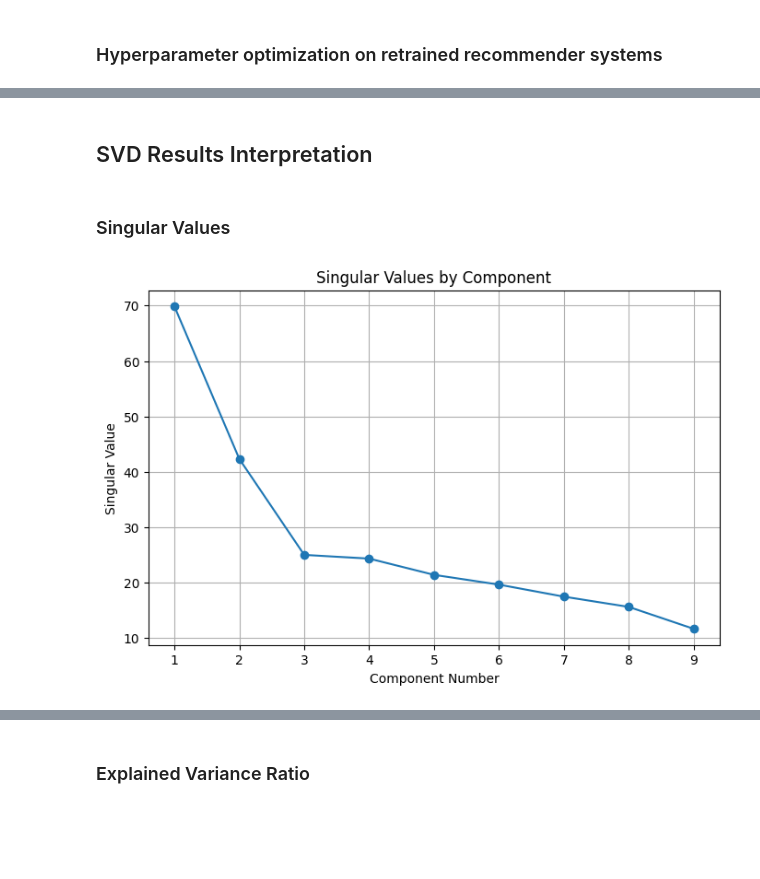
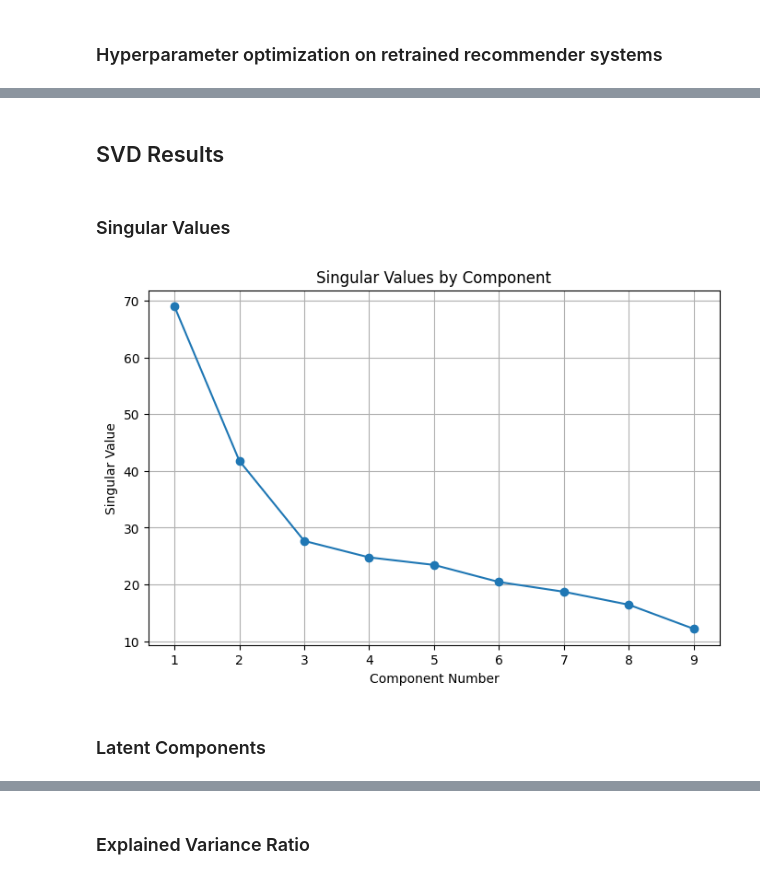
Before and after one commit to lendl-uy/ai201, a Jupyter notebook: mini_project/recommender.ipynb, the cells around one changed output, grey strips where cells are left out. Drawn from its saved outputs; the diff is of its cells as text; code cells hidden in the pictures; blank space fills up the shorter version.

```diff
--- a/mini_project/recommender.ipynb
+++ b/mini_project/recommender.ipynb
@@ -512,7 +586,8 @@ def optimize_svd(X_train_scaled, y_train, n_trials=50):
     svd_params = {
         'n_components': best_svd_params['n_components'],
         'algorithm': best_svd_params['algorithm'],
-        'tol': best_svd_params['tol'],
+        'tol': 1e-4,
+        "n_iter": 10000,
         'random_state': 0
     }
     if best_svd_params['algorithm'] == 'randomized':
@@ -541,6 +616,7 @@ def optimize_nmf(X_train_scaled, y_train, n_trials=50):
     # Create optimized NMF model
     best_nmf = NMF(
         **best_nmf_params,
+        max_iter=10000,
         random_state=0
     )
 
@@ -610,23 +771,23 @@ Optimizing NMF...
 # %% [markdown]
 ### SVD Implementation
 # %%
-# Scale the data
-scaler = StandardScaler()
-X_train_smote_std_scaled = scaler.fit_transform(X_train_smote)
-X_test_smote_std_scaled = scaler.transform(X_test_smote)
+# # Scale the data
+# scaler = StandardScaler()
+# X_train_smote_std_scaled = scaler.fit_transform(X_train_smote)
+# X_test_smote_std_scaled = scaler.transform(X_test_smote)
 
-# Train SVD
-svd = TruncatedSVD(n_components=3, random_state=0)
-X_train_smote_svd = svd.fit_transform(X_train_smote_std_scaled)
+# # Train SVD
+# svd = TruncatedSVD(n_components=5, random_state=0)
+# X_train_smote_svd = svd.fit_transform(X_train_smote_std_scaled)
 
-# Transform test data
-X_test_smote_svd = svd.transform(X_test_smote_std_scaled)
+# # Transform test data
+# X_test_smote_svd = svd.transform(X_test_smote_std_scaled)
 
-# Inference
-svd_smote_predictions = get_top_k_predictions(X_train_smote_svd, X_test_smote_svd, y_train_smote)
+# # Inference
+# svd_smote_predictions = get_top_k_predictions(X_train_smote_svd, X_test_smote_svd, y_train_smote)
 
-# Evaluate metrics using precomputed predictions
-svd_smote_metrics = evaluate_recommendations(y_train_smote, y_test_smote, svd_smote_predictions, k=5)
+# # Evaluate metrics using precomputed predictions
+# svd_smote_metrics = evaluate_recommendations(y_test_smote, svd_smote_predictions, k=5)
 
-# Print results
-print(svd_smote_metrics)
+# # Print results
+# print(svd_smote_metrics)
@@ -723,2 +905,2 @@ Optimizing NMF...
 # %% [markdown]
-## SVD Results Interpretation
+## SVD Results
@@ -724,0 +910,3 @@ Optimizing NMF...
+# %%
+svd_for_analysis = best_svd
+X_train_svd_for_analysis = X_train_svd
@@ -727,13 +919,15 @@ Optimizing NMF...
 # %%
 def plot_singular_values(svd):
     plt.figure(figsize=(8, 5))
     plt.plot(range(1, len(svd.singular_values_) + 1), svd.singular_values_, marker='o')
     plt.title("Singular Values by Component")
     plt.xlabel("Component Number")
     plt.ylabel("Singular Value")
     plt.grid()
     plt.show()
 
-plot_singular_values(best_svd)
+plot_singular_values(svd_for_analysis)
 # %% [output]
-[figure, old version]
+[figure, new version]
+# %% [markdown]
+### Latent Components
```
Also changed, not shown: parts of 35 cells of this notebook, 3 other files.
